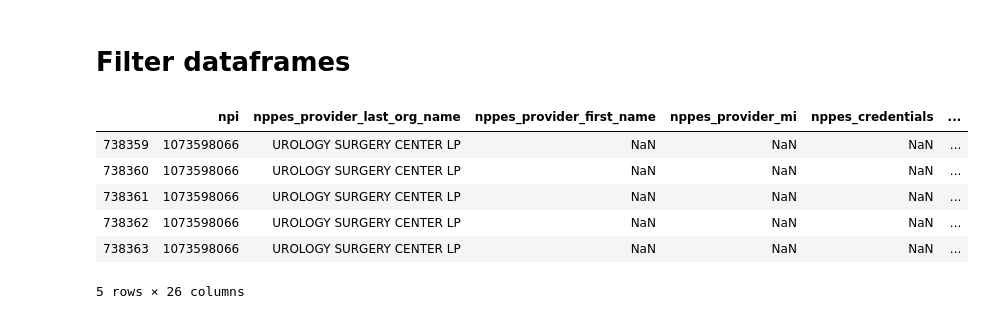
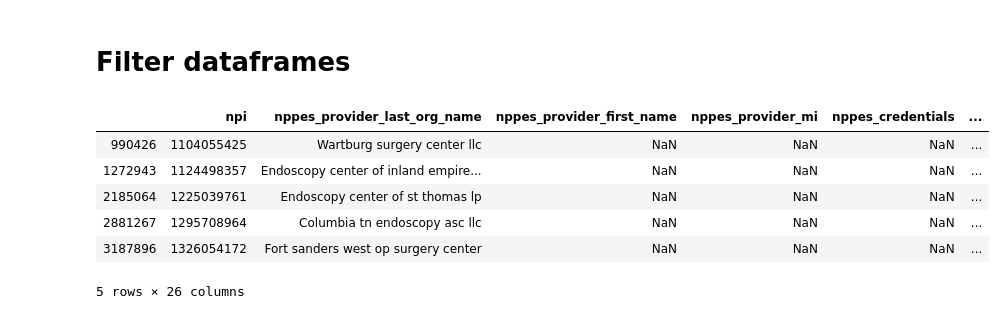
Before and after one commit to yhasan47/healthcare-bluebook-project-bluebook, a Jupyter notebook: notebooks/02-goal_option_1.ipynb, the cells around one changed output. Cells and saved outputs as stored; diff of their text form; code cells hidden in the pictures.

```diff
--- a/notebooks/02-goal_option_1.ipynb
+++ b/notebooks/02-goal_option_1.ipynb
@@ -80 +95,9 @@ providers.head()
 5 rows × 26 columns
+# %%
+# make provider names and cities lowercase as well
+providers['nppes_provider_last_org_name'] = providers['nppes_provider_last_org_name'].str.capitalize()
+providers['nppes_provider_first_name'] = providers['nppes_provider_first_name'].str.capitalize()
+providers['nppes_provider_city'] = providers['nppes_provider_city'].str.capitalize()
+
+
+providers.head()
@@ -130,7 +185,7 @@ nashville_outpatient
 # %%
 # set up Nashville Providers Dataframe
 tennesee_providers = providers[providers ['nppes_provider_state'] == 'TN']
-nashville_providers = tennesee_providers[tennesee_providers ['nppes_provider_city'] == 'NASHVILLE']
+nashville_providers = tennesee_providers[tennesee_providers ['nppes_provider_city'] == 'Nashville']
 nashville_providers
 # %% [output]
 |  | npi | nppes_provider_last_org_name | nppes_provider_first_name | nppes_provider_mi | nppes_credentials | ... |
@@ -157,11 +212,11 @@ la_outpatient = ca_outpatient[ca_outpatient ['provider_city'] == 'Los Angeles']
 la_outpatient
 
 ny_providers = providers[providers ['nppes_provider_state'] == 'NY']
-nyc_providers = ny_providers[ny_providers ['nppes_provider_city'] == 'NEW YORK']
+nyc_providers = ny_providers[ny_providers ['nppes_provider_city'] == 'New York']
 nyc_providers
 
 ca_providers = providers[providers ['nppes_provider_state'] == 'CA']
-la_providers = ca_providers[ca_providers ['nppes_provider_city'] == 'LOS ANGELES']
+la_providers = ca_providers[ca_providers ['nppes_provider_city'] == 'Los Angeles']
 la_providers
 # %% [output]
 |  | npi | nppes_provider_last_org_name | nppes_provider_first_name | nppes_provider_mi | nppes_credentials | ... |
@@ -200,38 +244,44 @@ la_outpatient = la_outpatient.loc[
 # %%
 ## Filter providers
 # SELECT entity type = 'O'
 # Provider Type = Ambulatory Surgical Center
 # CPT/HCPCS = 43249
 # DEBUGDEBUG: I'm getting zero rows when I add the hcpcs filter <-------------------------------------
 
 
 # individual statements for filters
+tennesee_providers = tennesee_providers.loc[
+    (tennesee_providers['nppes_entity_code'] == 'O') &
+    (tennesee_providers['provider_type'] == 'Ambulatory Surgical Center')
+   & (tennesee_providers['hcpcs_code'] == '43249')
+]
+
 nashville_providers = nashville_providers.loc[
     (nashville_providers['nppes_entity_code'] == 'O') &
     (nashville_providers['provider_type'] == 'Ambulatory Surgical Center')
-#    & (nashville_providers['hcpcs_code'] == 43249)
+   & (nashville_providers['hcpcs_code'] == '43249')
 ]
 
 nyc_providers = nyc_providers.loc[
     (nyc_providers['nppes_entity_code'] == 'O') &
     (nyc_providers['provider_type'] == 'Ambulatory Surgical Center')
-#     (nyc_providers['hcpcs_code'] == 43249)
+    & (nyc_providers['hcpcs_code'] == '43249')
 ]
 
 la_providers = la_providers.loc[
     (la_providers['nppes_entity_code'] == 'O') &
     (la_providers['provider_type'] == 'Ambulatory Surgical Center')
-#    & (la_providers['hcpcs_code'] == 43249)
+   & (la_providers['hcpcs_code'] == '43249')
 ]
 
-nashville_providers.head()
+tennesee_providers.head()
 # %% [output]
 |  | npi | nppes_provider_last_org_name | nppes_provider_first_name | nppes_provider_mi | nppes_credentials | ... |
-| 738359 | 1073598066 | UROLOGY SURGERY CENTER LP | NaN | NaN | NaN | ... |
-| 738360 | 1073598066 | UROLOGY SURGERY CENTER LP | NaN | NaN | NaN | ... |
-| 738361 | 1073598066 | UROLOGY SURGERY CENTER LP | NaN | NaN | NaN | ... |
-| 738362 | 1073598066 | UROLOGY SURGERY CENTER LP | NaN | NaN | NaN | ... |
-| 738363 | 1073598066 | UROLOGY SURGERY CENTER LP | NaN | NaN | NaN | ... |
+| 990426 | 1104055425 | Wartburg surgery center llc | NaN | NaN | NaN | ... |
+| 1272943 | 1124498357 | Endoscopy center of inland empire... | NaN | NaN | NaN | ... |
+| 2185064 | 1225039761 | Endoscopy center of st thomas lp | NaN | NaN | NaN | ... |
+| 2881267 | 1295708964 | Columbia tn endoscopy asc llc | NaN | NaN | NaN | ... |
+| 3187896 | 1326054172 | Fort sanders west op surgery center | NaN | NaN | NaN | ... |
 5 rows × 26 columns
 # %% [markdown]
 # These Dataframes are Loaded and Ready for Use
```
Also changed, not shown: parts of 14 cells of this notebook, 2 other files.
